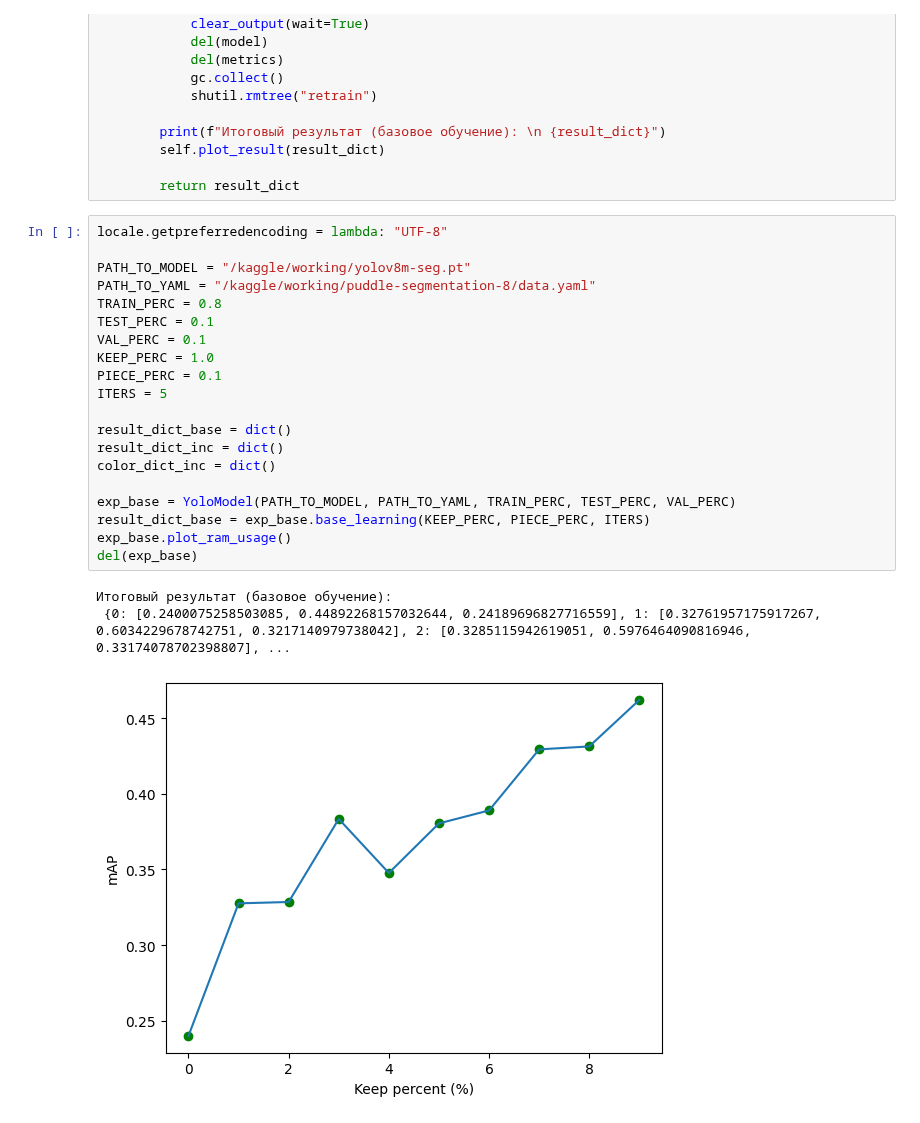
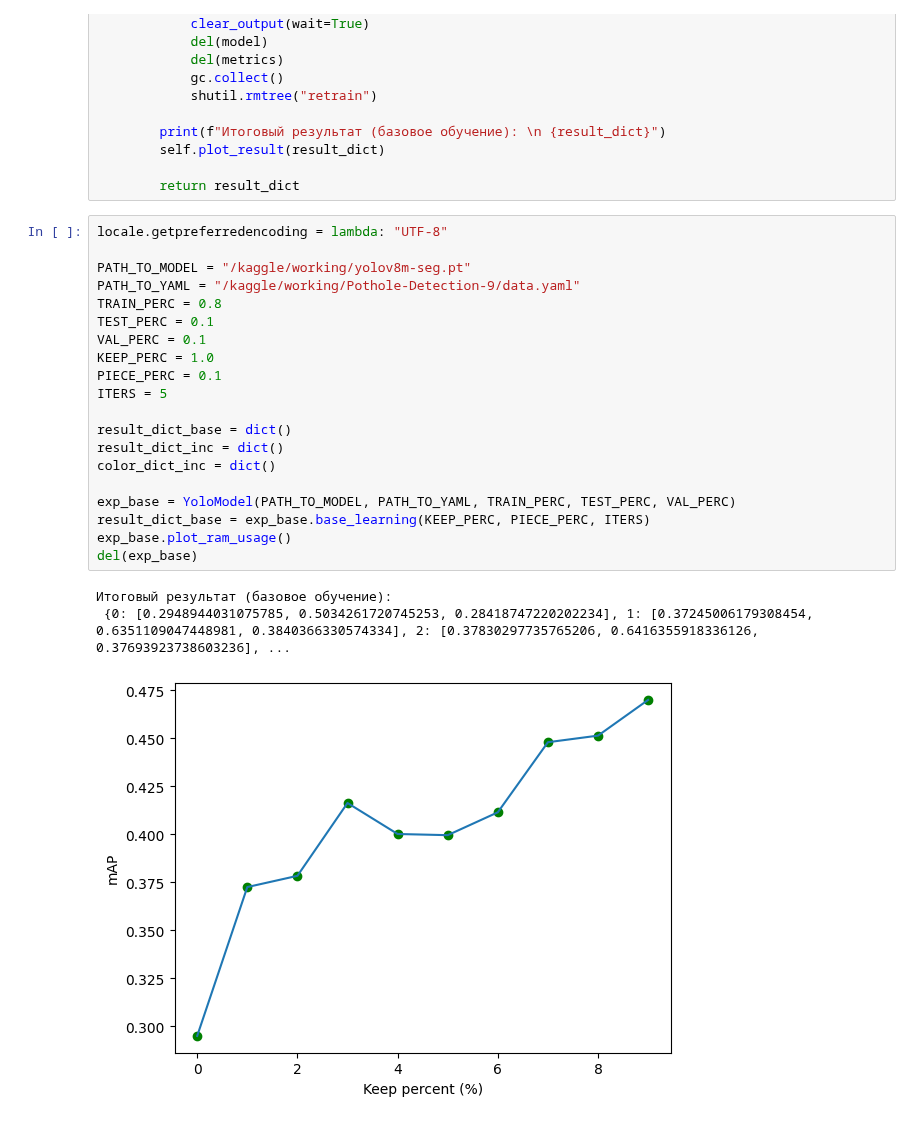
Before and after one commit to CTLab-ITMO/PTS-SP, a Jupyter notebook: yolov8.ipynb, the cells around one changed output. Cells and saved outputs as stored; diff of their text form.

Commit message:
Kaggle Notebook | yolov8 | Version 38 | Pothole dataset inc vs base

```diff
--- a/yolov8.ipynb
+++ b/yolov8.ipynb
@@ -540,24 +539,24 @@ class YoloModel:
 # %%
 locale.getpreferredencoding = lambda: "UTF-8"
 
 PATH_TO_MODEL = "/kaggle/working/yolov8m-seg.pt"
-PATH_TO_YAML = "/kaggle/working/puddle-segmentation-8/data.yaml"
+PATH_TO_YAML = "/kaggle/working/Pothole-Detection-9/data.yaml"
 TRAIN_PERC = 0.8
 TEST_PERC = 0.1
 VAL_PERC = 0.1
 KEEP_PERC = 1.0
 PIECE_PERC = 0.1
 ITERS = 5
 
 result_dict_base = dict()
 result_dict_inc = dict()
 color_dict_inc = dict()
 
 exp_base = YoloModel(PATH_TO_MODEL, PATH_TO_YAML, TRAIN_PERC, TEST_PERC, VAL_PERC)
 result_dict_base = exp_base.base_learning(KEEP_PERC, PIECE_PERC, ITERS)
 exp_base.plot_ram_usage()
 del(exp_base)
 # %% [output]
 Итоговый результат (базовое обучение):
- {0: [0.2400075258503085, 0.44892268157032644, 0.24189696827716559], 1: [0.32761957175917267, 0.6034229678742751, 0.3217140979738042], 2: [0.3285115942619051, 0.5976464090816946, 0.33174078702398807], ...
+ {0: [0.2948944031075785, 0.5034261720745253, 0.28418747220202234], 1: [0.37245006179308454, 0.6351109047448981, 0.3840366330574334], 2: [0.37830297735765206, 0.6416355918336126, 0.37693923738603236], ...
-[figure, old version]
+[figure, new version]
```
Also changed, not shown: parts of 7 cells of this notebook.
